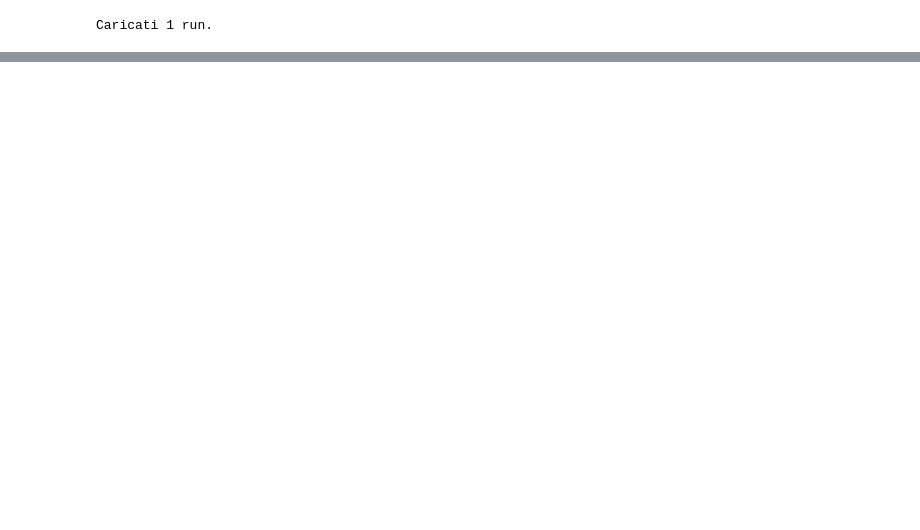
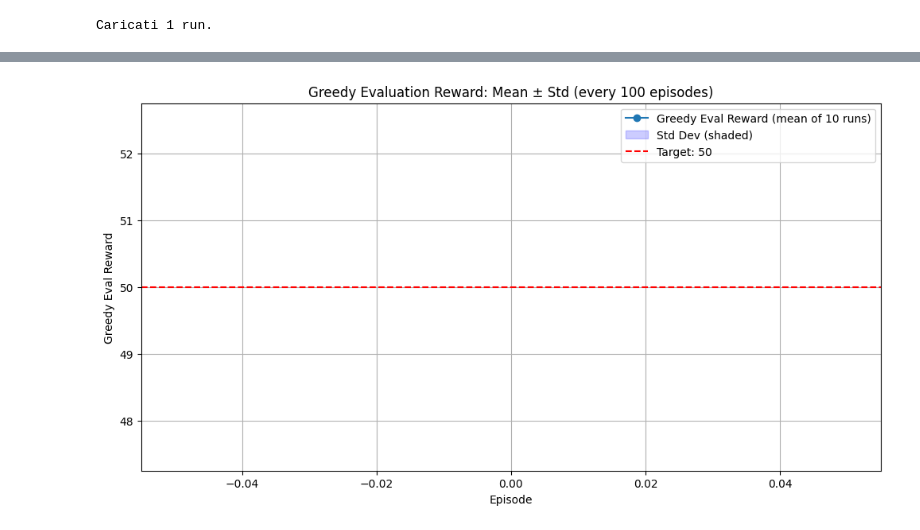
Before and after one commit to Gabrocecco/multi_agent_rl_final_project, a Jupyter notebook: notebooks/analysis.ipynb, the cells around one changed output, grey strips where cells are left out. Cells and saved outputs as stored; diff of their text form; code cells hidden in the pictures; blank space fills up the shorter version.

```diff
--- a/notebooks/analysis.ipynb
+++ b/notebooks/analysis.ipynb
@@ -42,0 +71,21 @@ Caricati 1 run.
+# %%
+# --- 3. Greedy Evaluation Reward: Mean ± Std ---
+if "evaluation_reward_greedy_mean" in df.columns:
+    eval_mask = df["evaluation_reward_greedy_mean"] > 0
+    eval_episodes = df[eval_mask]["episode"]
+    eval_means = df[eval_mask]["evaluation_reward_greedy_mean"]
+    eval_stds = df[eval_mask]["evaluation_reward_greedy_std"]
+
+    plt.figure(figsize=(12, 6))
+    plt.plot(eval_episodes, eval_means, marker="o", label="Greedy Eval Reward (mean of 10 runs)")
+    plt.fill_between(eval_episodes, eval_means - eval_stds, eval_means + eval_stds,
+                     color="b", alpha=0.2, label="Std Dev (shaded)")
+    plt.axhline(50, color='red', linestyle='--', label="Target: 50")
+    plt.xlabel("Episode")
+    plt.ylabel("Greedy Eval Reward")
+    plt.title("Greedy Evaluation Reward: Mean ± Std (every 100 episodes)")
+    plt.legend()
+    plt.grid(True)
+    plt.show()
+# %% [output]
+[figure, added]
```
Also changed, not shown: parts of 10 cells of this notebook, 2 other files.
